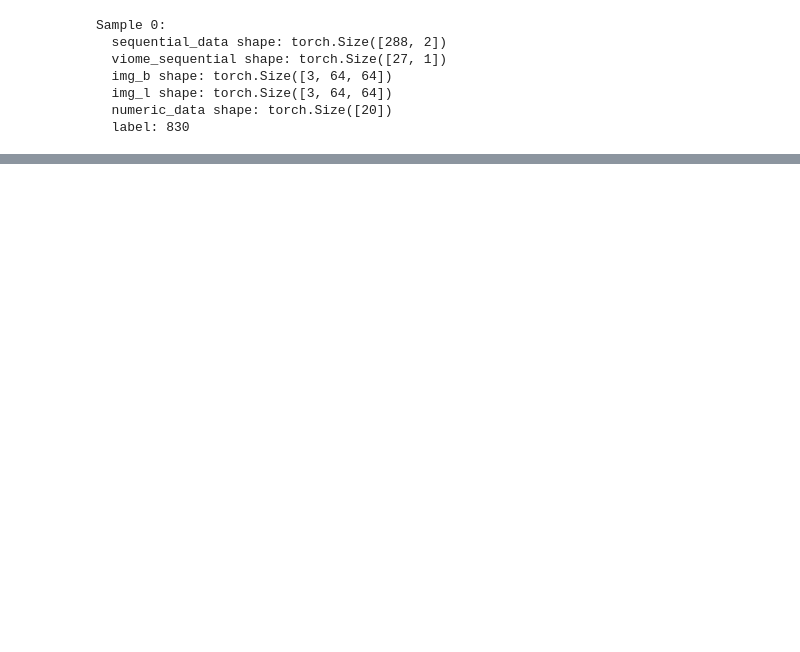
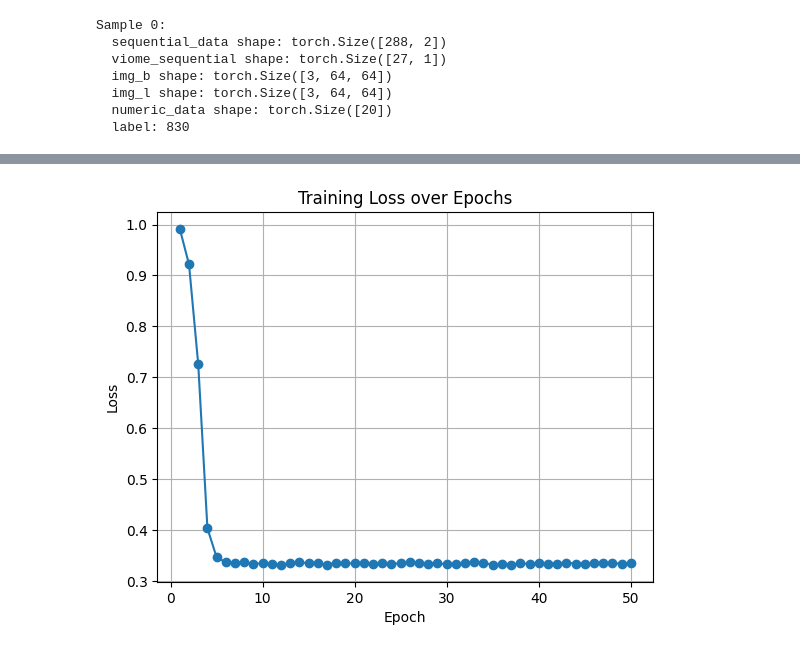
Before and after one commit to xuanji86/633-Final-Project, a Jupyter notebook: train_my.ipynb, the cells around one changed output, grey strips where cells are left out. Cells and saved outputs as stored; diff of their text form; code cells hidden in the pictures; blank space fills up the shorter version.

```diff
--- a/train_my.ipynb
+++ b/train_my.ipynb
@@ -287,16 +259,16 @@ from torch.utils.data import DataLoader
 import torchvision.models as models
 
 class CombinedModel(nn.Module):
-    def __init__(self):
+    def __init__(self, hidden_size=64):
         super(CombinedModel, self).__init__()
 
         # Sequential data sub-network
-        self.seq_net = nn.LSTM(input_size=2, hidden_size=64, num_layers=2, batch_first=True)
-        self.seq_fc = nn.Linear(64, 32)
+        self.seq_net = nn.LSTM(input_size=2, hidden_size=hidden_size, num_layers=1, batch_first=True)
+        self.seq_fc = nn.Linear(hidden_size, 32)
 
         # Viome sequential data sub-network
-        self.viome_net = nn.LSTM(input_size=1, hidden_size=64, num_layers=2, batch_first=True)
-        self.viome_fc = nn.Linear(64, 32)
+        self.viome_net = nn.LSTM(input_size=1, hidden_size=hidden_size, num_layers=1, batch_first=True)
+        self.viome_fc = nn.Linear(hidden_size, 32)
 
         # Image data sub-network using pre-trained ResNet
         self.img_net = models.resnet50(pretrained=True)
@@ -311,7 +283,7 @@ class CombinedModel(nn.Module):
 
         # Combined fully connected layers
         self.fc = nn.Sequential(
-            nn.Linear(32 + 32 + 32 + 32 + 16, 64),  # Adjust input size to include both sequential outputs
+            nn.Linear(32 + 32 + 32 + 32 + 16, 64),
             nn.ReLU(),
             nn.Linear(64, 1)  # Assuming a regression task
         )
@@ -399,0 +314,71 @@ KeyboardInterrupt:
+# %%
+import matplotlib.pyplot as plt
+epoch_losses = []
+
+class RMSRELoss(nn.Module):
+    def __init__(self):
+        super(RMSRELoss, self).__init__()
+
+    def forward(self, y_pred, y_true):
+        epsilon = 1e-6  # Small value to avoid division by zero
+        relative_error = (y_pred - y_true) / (y_true + epsilon)
+        return torch.sqrt(torch.mean(relative_error ** 2))
+
+train_loader = DataLoader(dataset_train, batch_size=32, shuffle=True)
+test_loader = DataLoader(dataset_test, batch_size=32, shuffle=False)
+
+model = CombinedModel()
+criterion = RMSRELoss()
+optimizer = optim.Adam(model.parameters(), lr=1e-3)  # Reduced learning rate
+
+# Learning rate scheduler
+scheduler = optim.lr_scheduler.StepLR(optimizer, step_size=50, gamma=0.1)
+# 检查是否有可用的GPU
+device = torch.device("cuda")
+
+# 将模型和损失函数移动到设备
+model = model.to(device)
+criterion = criterion.to(device)
+
+num_epochs = 50
+for epoch in range(num_epochs):
+    model.train()
+    running_loss = 0.0
+    for batch in train_loader:
+        # 将数据移动到设备
+        sequential_data = batch['sequential_data'].to(device)
+        img_b = batch['img_b'].to(device)
+        img_l = batch['img_l'].to(device)
+        numeric_data = batch['numeric_data'].to(device)
+        viome_sequential = batch['viome_sequential'].to(device)
+        label = batch['label'].to(device)
+
+        # Forward pass
+        outputs = model(sequential_data, img_b, img_l, numeric_data, viome_sequential)
+        loss = criterion(outputs, label)
+
+        # Backward pass and optimization
+        optimizer.zero_grad()
+        loss.backward()
+        optimizer.step()
+
+        running_loss += loss.item()
+
+    # 计算并保存每个 epoch 的平均损失
+    epoch_loss = running_loss / len(train_loader)
+    epoch_losses.append(epoch_loss)
+    print(f"Epoch [{epoch+1}/{num_epochs}], Loss: {epoch_loss}")
+
+    # 更新学习率
+    scheduler.step()
+
+print("Training complete.")
+
+# 绘制训练过程中的 loss 变化
+plt.plot(range(1, num_epochs + 1), epoch_losses, marker='o')
+plt.xlabel('Epoch')
+plt.ylabel('Loss')
+plt.title('Training Loss over Epochs')
+plt.grid(True)
+plt.show()
+# %% [output]
@@ -399,0 +402 @@ KeyboardInterrupt:
+[figure, added]
```
Also changed, not shown: parts of 31 cells of this notebook, 2 other files.
